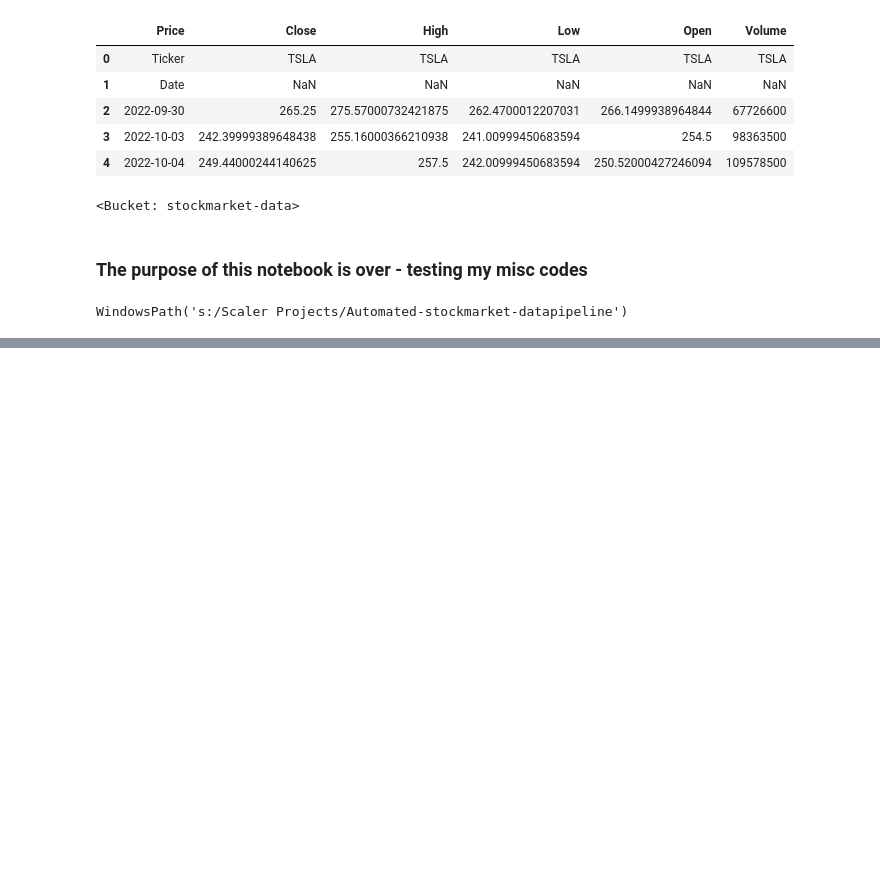
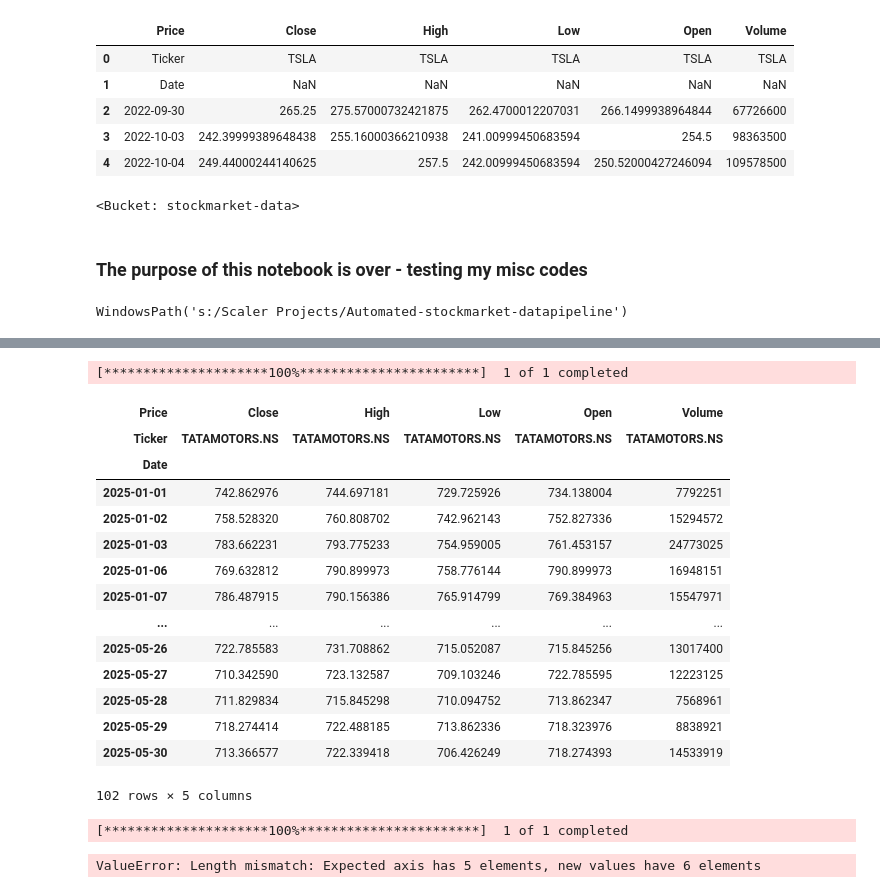
Before and after one commit to sayed-ashfaq/Automated-stockmarket-datapipeline, a Jupyter notebook: notebooks/data_collection.ipynb, the cells around one changed output, grey strips where cells are left out. Saved outputs shown, nothing was run; the diff lists cells and outputs as text; code cells hidden in the pictures; blank space fills up the shorter version.

```diff
--- a/notebooks/data_collection.ipynb
+++ b/notebooks/data_collection.ipynb
@@ -117,0 +244,25 @@ WindowsPath('s:/Scaler Projects/Automated-stockmarket-datapipeline')
+# %%
+df = yf.download('TATAMOTORS.NS',start= "2025-01-01", end= "2025-06-01", interval='1d')
+df
+# %% [output]
+[*********************100%***********************]  1 of 1 completed
+| Price | Close | High | Low | Open | Volume |
+| Ticker | TATAMOTORS.NS | TATAMOTORS.NS | TATAMOTORS.NS | TATAMOTORS.NS | TATAMOTORS.NS |
+| Date |  |  |  |  |  |
+| 2025-01-01 | 742.862976 | 744.697181 | 729.725926 | 734.138004 | 7792251 |
+| 2025-01-02 | 758.528320 | 760.808702 | 742.962143 | 752.827336 | 15294572 |
+| 2025-01-03 | 783.662231 | 793.775233 | 754.959005 | 761.453157 | 24773025 |
+| 2025-01-06 | 769.632812 | 790.899973 | 758.776144 | 790.899973 | 16948151 |
+| 2025-01-07 | 786.487915 | 790.156386 | 765.914799 | 769.384963 | 15547971 |
+| ... | ... | ... | ... | ... | ... |
+| 2025-05-26 | 722.785583 | 731.708862 | 715.052087 | 715.845256 | 13017400 |
+| 2025-05-27 | 710.342590 | 723.132587 | 709.103246 | 722.785595 | 12223125 |
+| 2025-05-28 | 711.829834 | 715.845298 | 710.094752 | 713.862347 | 7568961 |
+| 2025-05-29 | 718.274414 | 722.488185 | 713.862336 | 718.323976 | 8838921 |
+| 2025-05-30 | 713.366577 | 722.339418 | 706.426249 | 718.274393 | 14533919 |
+102 rows × 5 columns
+# %%
+load_and_process_raw_data('TATAMOTORS.NS', '3y', '1d')
+# %% [output]
+[*********************100%***********************]  1 of 1 completed
+ValueError: Length mismatch: Expected axis has 5 elements, new values have 6 elements
```
Also changed, not shown: parts of 11 cells of this notebook.
